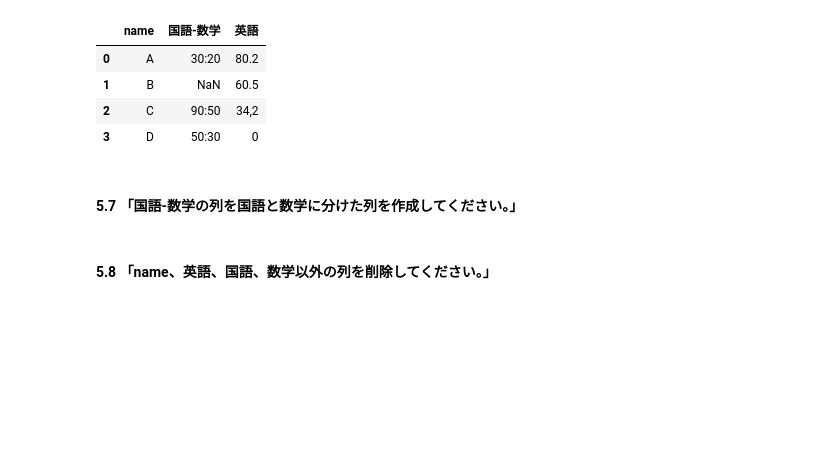
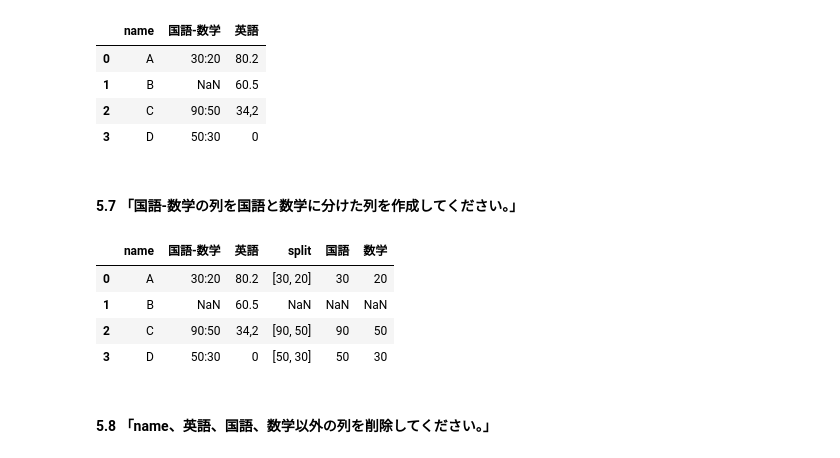
Before and after one commit to ichiyanagi7/python, a Jupyter notebook: pandas_editor.ipynb, the cells around one changed output. Saved outputs shown, nothing was run; the diff lists cells and outputs as text; code cells hidden in the pictures; blank space fills up the shorter version.

```diff
--- a/pandas_editor.ipynb
+++ b/pandas_editor.ipynb
@@ -363,7 +363,8 @@ data_2
 # %% [markdown]
 #### 5.6 「名前の行に重複が見られます。その行を削除してください。」
 # %%
-data_2.drop_duplicates(['name'])
+data_2=data_2.drop_duplicates(['name'])
+data_2
 # %% [output]
 |  | name | 国語-数学 | 英語 |
 | 0 | A | 30:20 | 80.2 |
@@ -372,5 +373,16 @@ data_2.drop_duplicates(['name'])
 | 3 | D | 50:30 | 0 |
 # %% [markdown]
 #### 5.7 「国語-数学の列を国語と数学に分けた列を作成してください。」
+# %%
+data_2['split']=data_2['国語-数学'].str.split(':')
+data_2['国語']=s.str.get(0)
+data_2["数学"]=s.str.get(1)
+data_2
+# %% [output]
+|  | name | 国語-数学 | 英語 | split | 国語 | 数学 |
+| 0 | A | 30:20 | 80.2 | [30, 20] | 30 | 20 |
+| 1 | B | NaN | 60.5 | NaN | NaN | NaN |
+| 2 | C | 90:50 | 34,2 | [90, 50] | 90 | 50 |
+| 3 | D | 50:30 | 0 | [50, 30] | 50 | 30 |
 # %% [markdown]
 #### 5.8 「name、英語、国語、数学以外の列を削除してください。」
```
Also changed, not shown: parts of 7 cells of this notebook.
